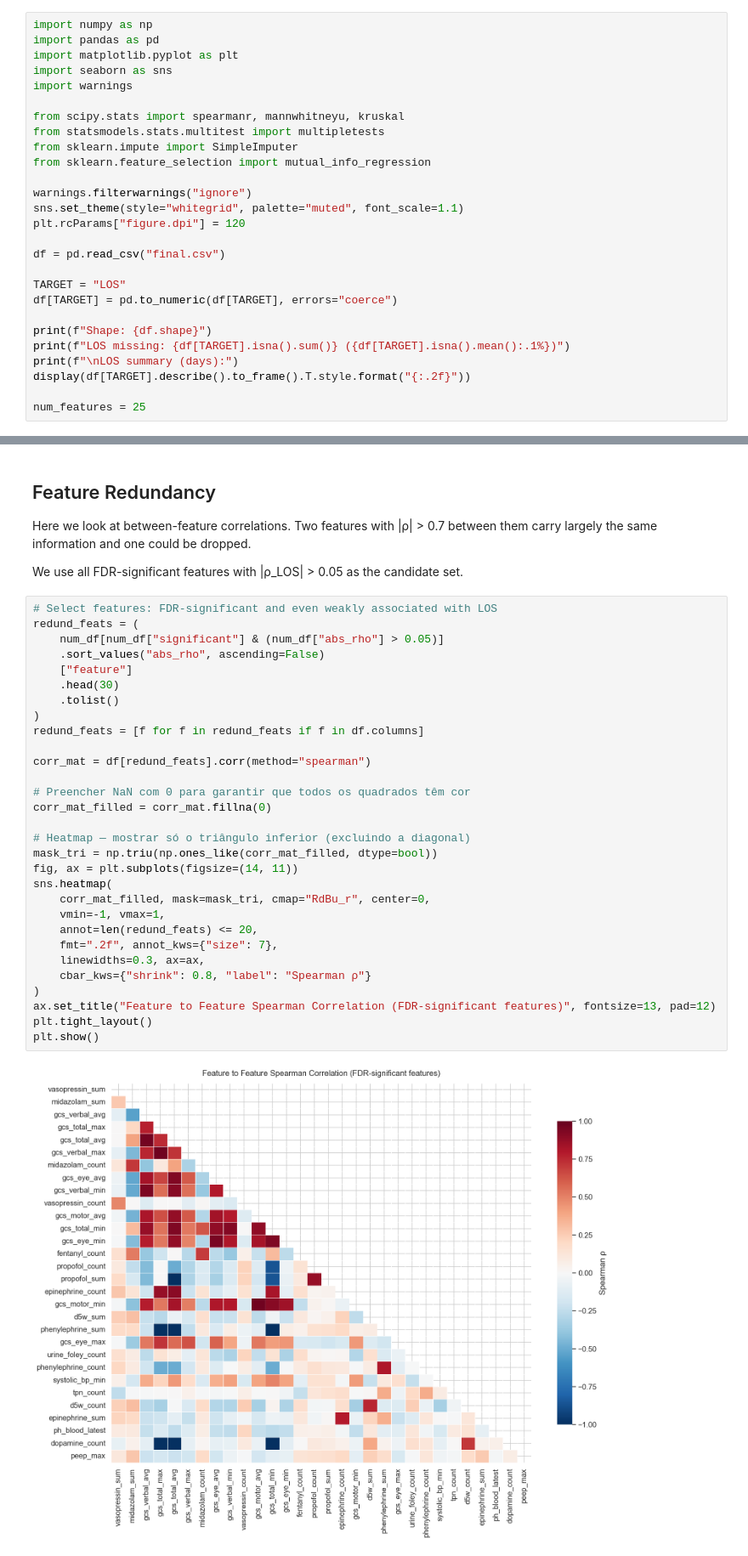
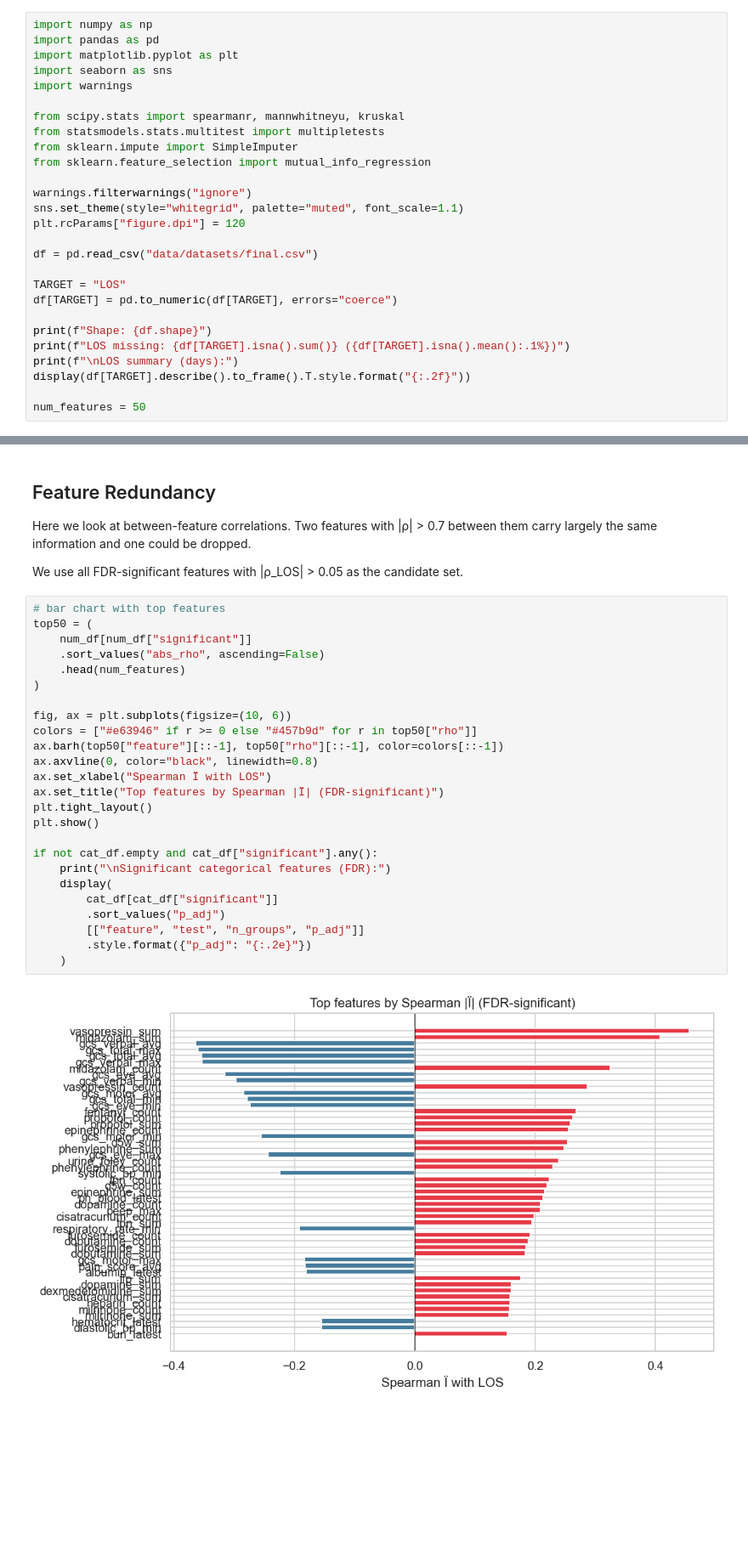
Before and after one commit to belacartaxo/icu-length-of-stay-prediction-system, a Jupyter notebook: 02_statistical_analysis.ipynb, the cells around one changed output, grey strips where cells are left out. Shown at 85% size. Drawn from its saved outputs; the diff is of its cells as text; blank space fills up the shorter version.

```diff
--- a/02_statistical_analysis.ipynb
+++ b/02_statistical_analysis.ipynb
@@ -20,7 +20,7 @@ warnings.filterwarnings("ignore")
 sns.set_theme(style="whitegrid", palette="muted", font_scale=1.1)
 plt.rcParams["figure.dpi"] = 120
 
-df = pd.read_csv("final.csv")
+df = pd.read_csv("data/datasets/final.csv")
 
 TARGET = "LOS"
 df[TARGET] = pd.to_numeric(df[TARGET], errors="coerce")
@@ -30,7 +30,7 @@ print(f"LOS missing: {df[TARGET].isna().sum()} ({df[TARGET].isna().mean():.1%})"
 print(f"\nLOS summary (days):")
 display(df[TARGET].describe().to_frame().T.style.format("{:.2f}"))
 
-num_features = 25
+num_features = 50
 # %% [output]
 Shape: (62722, 217)
 LOS missing: 1200 (1.9%)
@@ -350,34 +330,29 @@ Two features with |ρ| > 0.7 between them carry largely the same information and
 
 We use all FDR-significant features with |ρ_LOS| > 0.05 as the candidate set.
 # %%
-# Select features: FDR-significant and even weakly associated with LOS
-redund_feats = (
-    num_df[num_df["significant"] & (num_df["abs_rho"] > 0.05)]
+# bar chart with top features
+top50 = (
+    num_df[num_df["significant"]]
     .sort_values("abs_rho", ascending=False)
-    ["feature"]
-    .head(30)
-    .tolist()
+    .head(num_features)
 )
-redund_feats = [f for f in redund_feats if f in df.columns]
 
-corr_mat = df[redund_feats].corr(method="spearman")
-
-# Preencher NaN com 0 para garantir que todos os quadrados têm cor
-corr_mat_filled = corr_mat.fillna(0)
-
-# Heatmap — mostrar só o triângulo inferior (excluindo a diagonal)
-mask_tri = np.triu(np.ones_like(corr_mat_filled, dtype=bool))
-fig, ax = plt.subplots(figsize=(14, 11))
-sns.heatmap(
-    corr_mat_filled, mask=mask_tri, cmap="RdBu_r", center=0,
-    vmin=-1, vmax=1,
-    annot=len(redund_feats) <= 20,
-    fmt=".2f", annot_kws={"size": 7},
-    linewidths=0.3, ax=ax,
-    cbar_kws={"shrink": 0.8, "label": "Spearman ρ"}
-)
-ax.set_title("Feature to Feature Spearman Correlation (FDR-significant features)", fontsize=13, pad=12)
+fig, ax = plt.subplots(figsize=(10, 6))
+colors = ["#e63946" if r >= 0 else "#457b9d" for r in top50["rho"]]
+ax.barh(top50["feature"][::-1], top50["rho"][::-1], color=colors[::-1])
+ax.axvline(0, color="black", linewidth=0.8)
+ax.set_xlabel("Spearman Ï with LOS")
+ax.set_title("Top features by Spearman |Ï| (FDR-significant)")
 plt.tight_layout()
 plt.show()
+
+if not cat_df.empty and cat_df["significant"].any():
+    print("\nSignificant categorical features (FDR):")
+    display(
+        cat_df[cat_df["significant"]]
+        .sort_values("p_adj")
+        [["feature", "test", "n_groups", "p_adj"]]
+        .style.format({"p_adj": "{:.2e}"})
+    )
 # %% [output]
-[figure, old version]
+[figure, new version]
```
Also changed, not shown: parts of 10 cells of this notebook, 1 other file.
